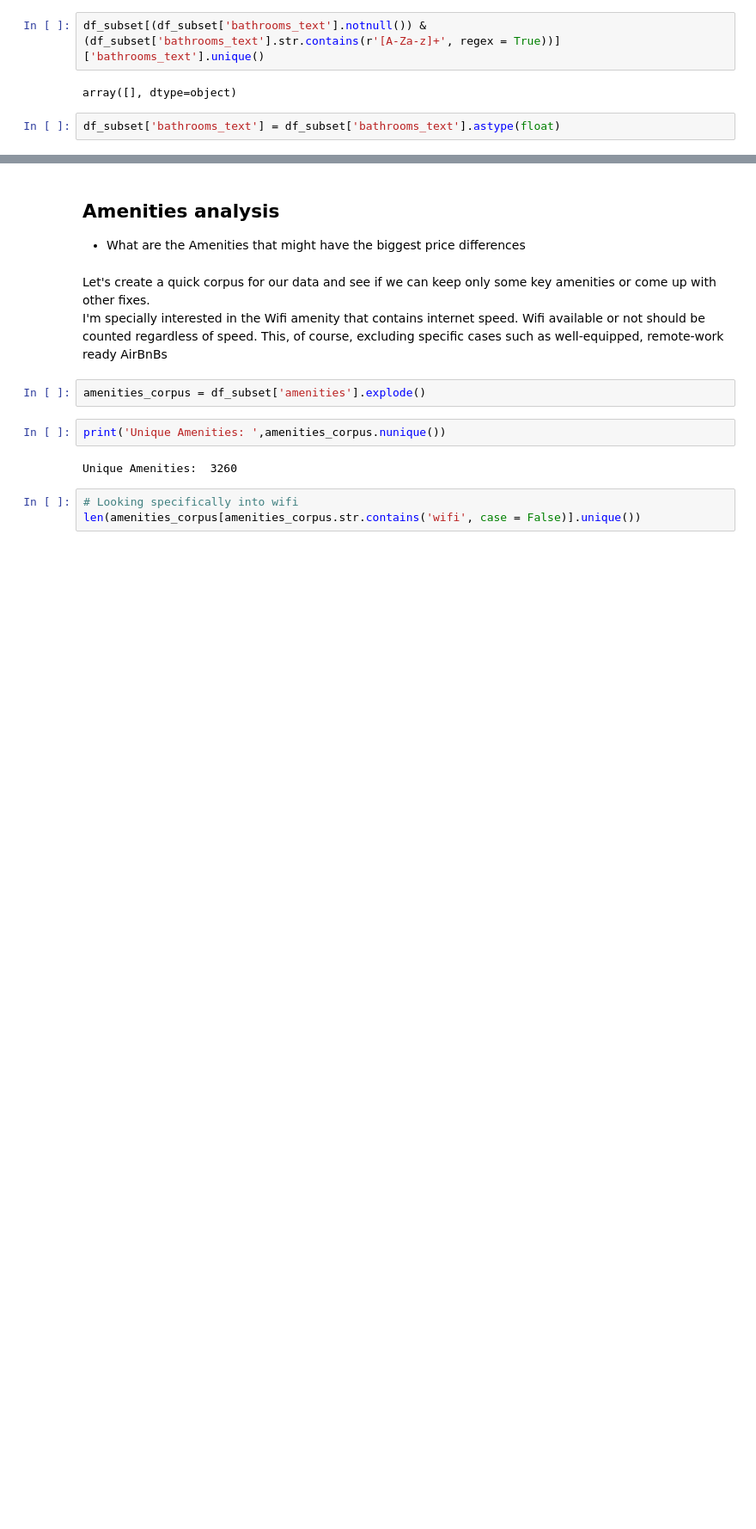
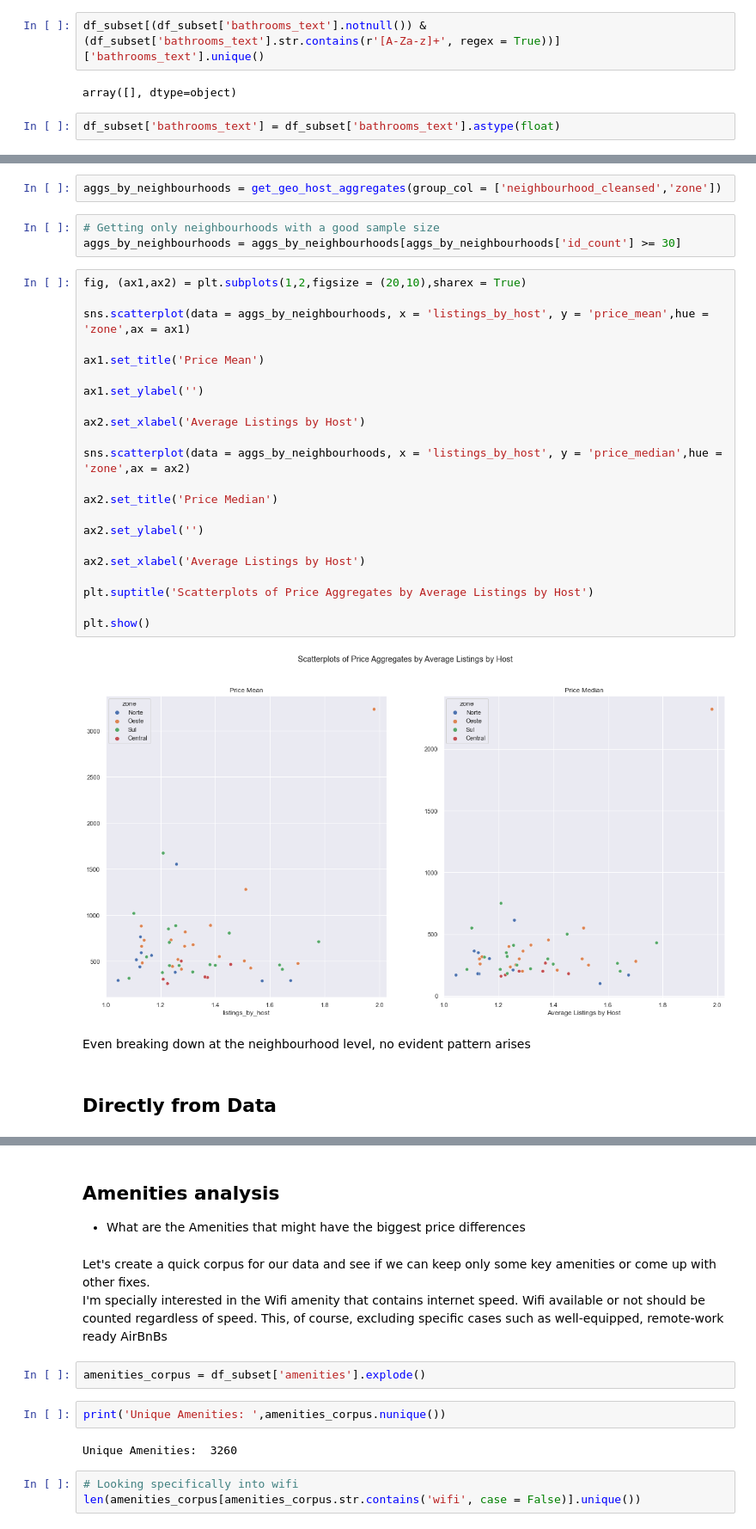
Before and after one commit to bglucca/RioAirBnB, a Jupyter notebook: analysis.ipynb, the cells around one changed output, grey strips where cells are left out. Shown at 86% size. Cells and saved outputs as stored; diff of their text form; blank space fills up the shorter version.

```diff
--- a/analysis.ipynb
+++ b/analysis.ipynb
@@ -299,0 +680,33 @@ df_subset['bathrooms_text'] = df_subset['bathrooms_text'].astype(float)
+# %%
+aggs_by_neighbourhoods = get_geo_host_aggregates(group_col = ['neighbourhood_cleansed','zone'])
+# %%
+# Getting only neighbourhoods with a good sample size
+aggs_by_neighbourhoods = aggs_by_neighbourhoods[aggs_by_neighbourhoods['id_count'] >= 30]
+# %%
+fig, (ax1,ax2) = plt.subplots(1,2,figsize = (20,10),sharex = True)
+
+sns.scatterplot(data = aggs_by_neighbourhoods, x = 'listings_by_host', y = 'price_mean',hue = 'zone',ax = ax1)
+
+ax1.set_title('Price Mean')
+
+ax1.set_ylabel('')
+
+ax2.set_xlabel('Average Listings by Host')
+
+sns.scatterplot(data = aggs_by_neighbourhoods, x = 'listings_by_host', y = 'price_median',hue = 'zone',ax = ax2)
+
+ax2.set_title('Price Median')
+
+ax2.set_ylabel('')
+
+ax2.set_xlabel('Average Listings by Host')
+
+plt.suptitle('Scatterplots of Price Aggregates by Average Listings by Host')
+
+plt.show()
+# %% [output]
+[figure, added]
+# %% [markdown]
+Even breaking down at the neighbourhood level, no evident pattern arises
+# %% [markdown]
+## Directly from Data
```
Also changed, not shown: parts of 74 cells of this notebook.
